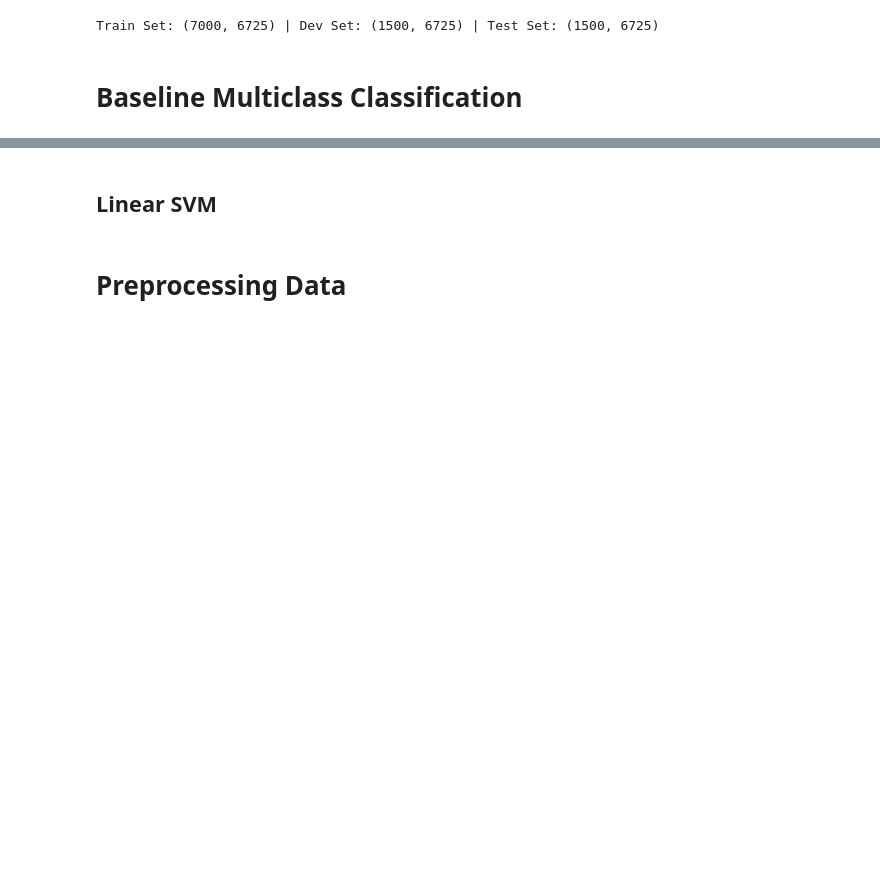
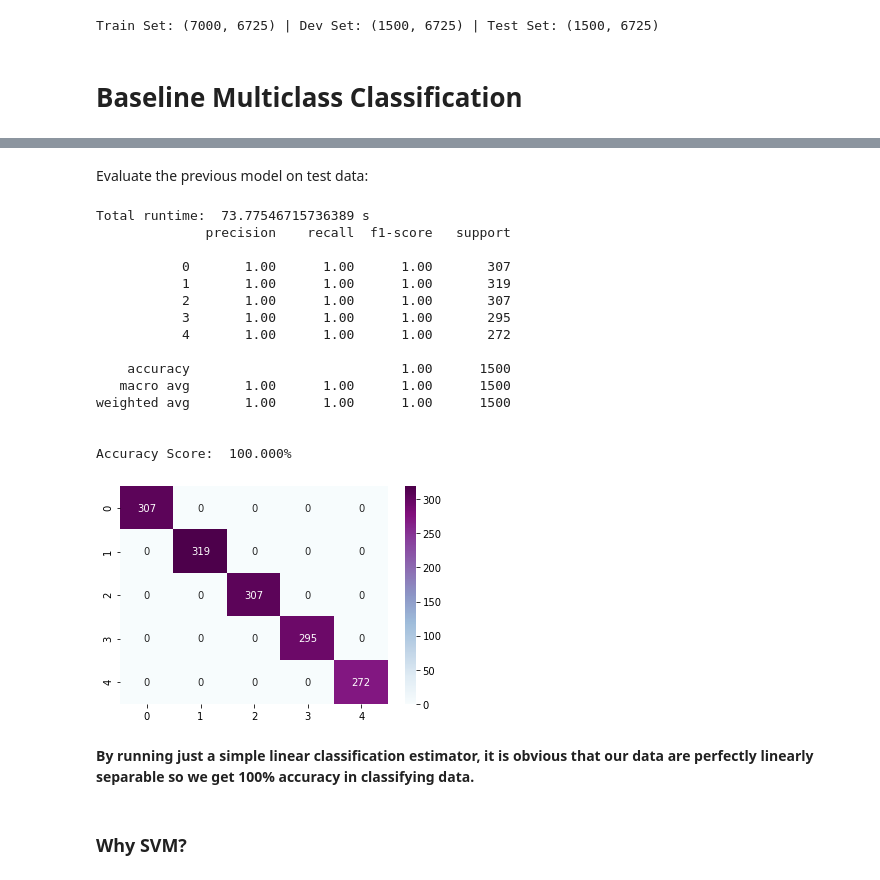
Before and after one commit to xeniakal/AMLS_20-21_SN20159465, a Jupyter notebook: B1/FaceShapeRecognition.ipynb, the cells around one changed output, grey strips where cells are left out. Drawn from its saved outputs; the diff is of its cells as text; code cells hidden in the pictures; blank space fills up the shorter version.

```diff
--- a/B1/FaceShapeRecognition.ipynb
+++ b/B1/FaceShapeRecognition.ipynb
@@ -241,4 +287,28 @@ Train Set: (7000, 6725) | Dev Set: (1500, 6725) | Test Set: (1500, 6725)
+# %% [markdown]
+Evaluate the previous model on test data:
+# %%
+y_pred = clf_svm_linear.predict(X_test)
+runtime_Linear_SVM = time.time()-start_time
+print("Total runtime: ",runtime_Linear_SVM,"s")
+accuracy = Print_Classification_Results(y_test,y_pred)
+# %% [output]
+Total runtime:  73.77546715736389 s
+              precision    recall  f1-score   support
+
+           0       1.00      1.00      1.00       307
+           1       1.00      1.00      1.00       319
+           2       1.00      1.00      1.00       307
+           3       1.00      1.00      1.00       295
+           4       1.00      1.00      1.00       272
+
+    accuracy                           1.00      1500
+   macro avg       1.00      1.00      1.00      1500
+weighted avg       1.00      1.00      1.00      1500
+
+
+Accuracy Score:  100.000%
+[figure, added]
+# %% [markdown]
+**By running just a simple linear classification estimator, it is obvious that our data are perfectly linearly separable so we get 100% accuracy in classifying data.**
 # %% [markdown]
-## Linear SVM
+### Why SVM?
-# %% [markdown]
-# Preprocessing Data
```
Also changed, not shown: parts of 28 cells of this notebook, 1 other file.
